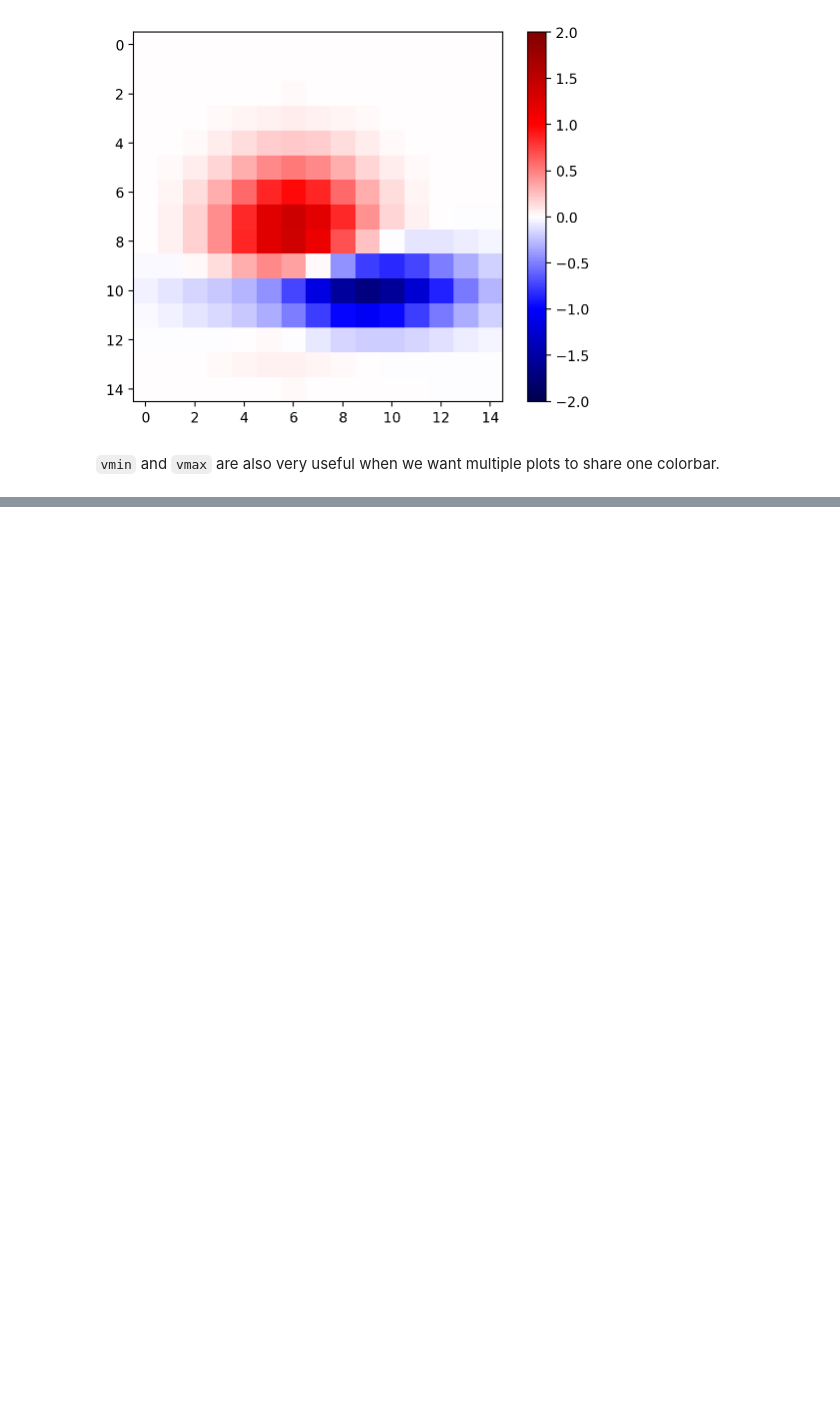
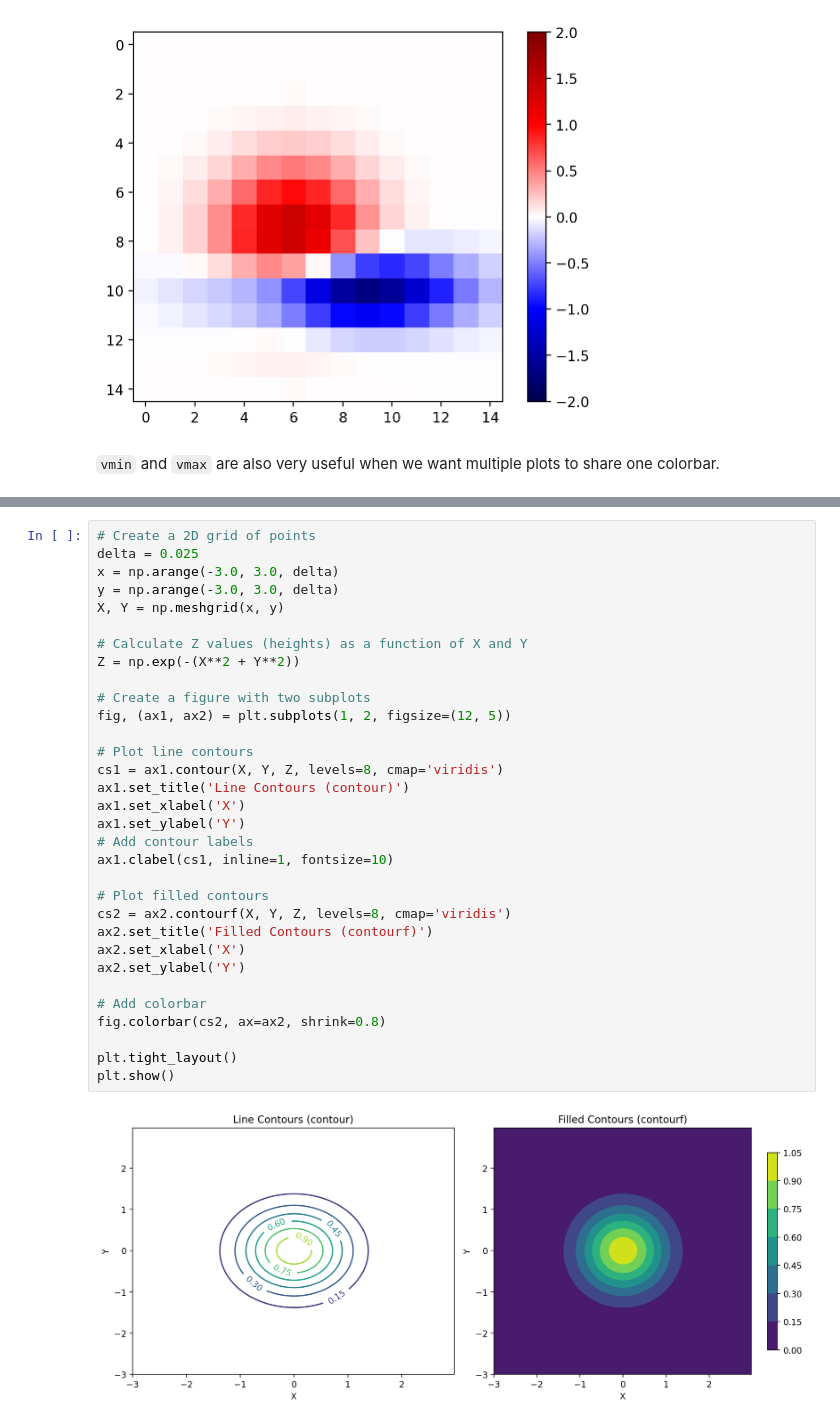
Before and after one commit to rschifan/avrc-2425, a Jupyter notebook: dataviz/tutorials/01-matplotlib/02-plotting.ipynb, the cells around one changed output, grey strips where cells are left out. Saved outputs shown, nothing was run; the diff lists cells and outputs as text; blank space fills up the shorter version.

```diff
--- a/dataviz/tutorials/01-matplotlib/02-plotting.ipynb
+++ b/dataviz/tutorials/01-matplotlib/02-plotting.ipynb
@@ -246,0 +271,34 @@ fig.colorbar(im)
+# %%
+# Create a 2D grid of points
+delta = 0.025
+x = np.arange(-3.0, 3.0, delta)
+y = np.arange(-3.0, 3.0, delta)
+X, Y = np.meshgrid(x, y)
+
+# Calculate Z values (heights) as a function of X and Y
+Z = np.exp(-(X**2 + Y**2))
+
+# Create a figure with two subplots
+fig, (ax1, ax2) = plt.subplots(1, 2, figsize=(12, 5))
+
+# Plot line contours
+cs1 = ax1.contour(X, Y, Z, levels=8, cmap='viridis')
+ax1.set_title('Line Contours (contour)')
+ax1.set_xlabel('X')
+ax1.set_ylabel('Y')
+# Add contour labels
+ax1.clabel(cs1, inline=1, fontsize=10)
+
+# Plot filled contours
+cs2 = ax2.contourf(X, Y, Z, levels=8, cmap='viridis')
+ax2.set_title('Filled Contours (contourf)')
+ax2.set_xlabel('X')
+ax2.set_ylabel('Y')
+
+# Add colorbar
+fig.colorbar(cs2, ax=ax2, shrink=0.8)
+
+plt.tight_layout()
+plt.show()
+# %% [output]
+[figure, added]
```
Also changed, not shown: parts of 12 cells of this notebook, 10 other files.
